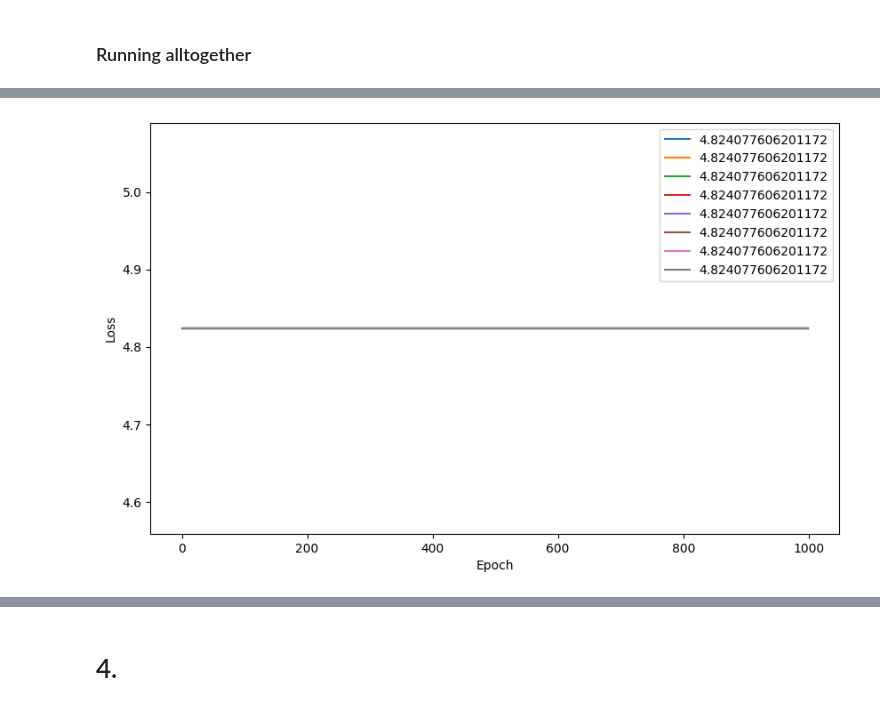
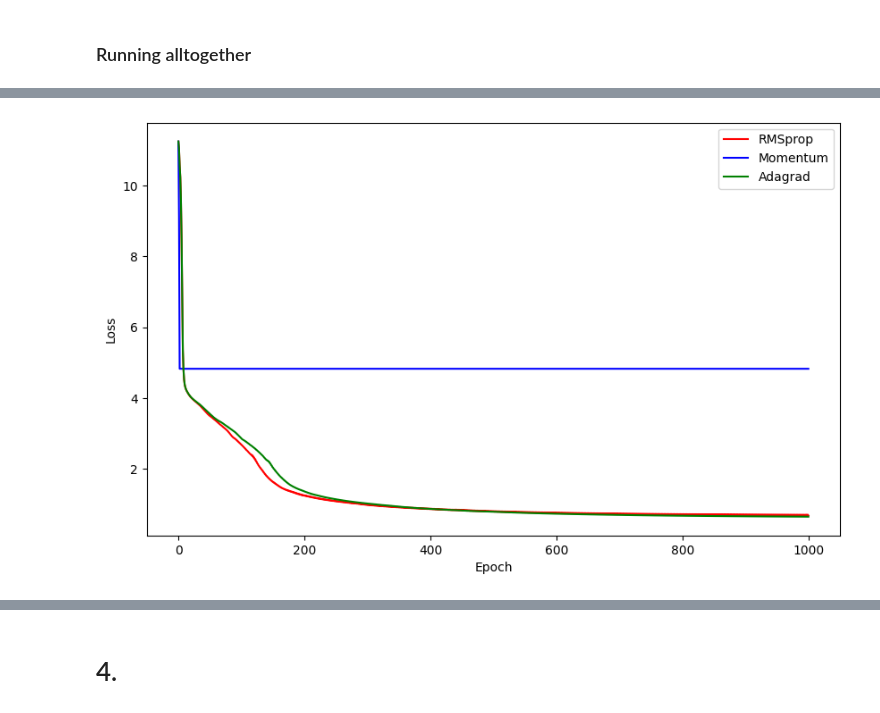
Before and after one commit to sastsy/spbu_dl_2025, a Jupyter notebook: homeworks/pytorch.ipynb, the cells around one changed output, grey strips where cells are left out. Saved outputs shown, nothing was run; the diff lists cells and outputs as text; code cells hidden in the pictures.

```diff
--- a/homeworks/pytorch.ipynb
+++ b/homeworks/pytorch.ipynb
@@ -981,12 +819,31 @@ loss_history_momentum
+# %%
+_, _, loss_history_adagrad = modeling_neuron_with_optim(
+    X_train.values,
+    y_train_binary.values,
+    WEIGHTS_INIT,
+    BIAS_INIT,
+    NUM_EPOCHS,
+    AdagradOptimizer,
+)
+# %%
+_, _, loss_history_rmsprop = modeling_neuron_with_optim(
+    X_train.values,
+    y_train_binary.values,
+    WEIGHTS_INIT,
+    BIAS_INIT,
+    NUM_EPOCHS,
+    RMSpropOptimizer,
+)
 # %%
 plt.figure(figsize=(10, 6))
 
-for loss_history in losses:
-    plt.plot(loss_history, label=loss_history[0])
+plt.plot(loss_history_rmsprop, label='RMSprop', color='red')
+plt.plot(loss_history_momentum, label='Momentum', color='blue')
+plt.plot(loss_history_adagrad, label='Adagrad', color='green')
 
 plt.xlabel("Epoch")
 plt.ylabel("Loss")
 plt.legend()
 plt.show()
 # %% [output]
-[figure, old version]
+[figure, new version]
```
Also changed, not shown: parts of 10 cells of this notebook.
